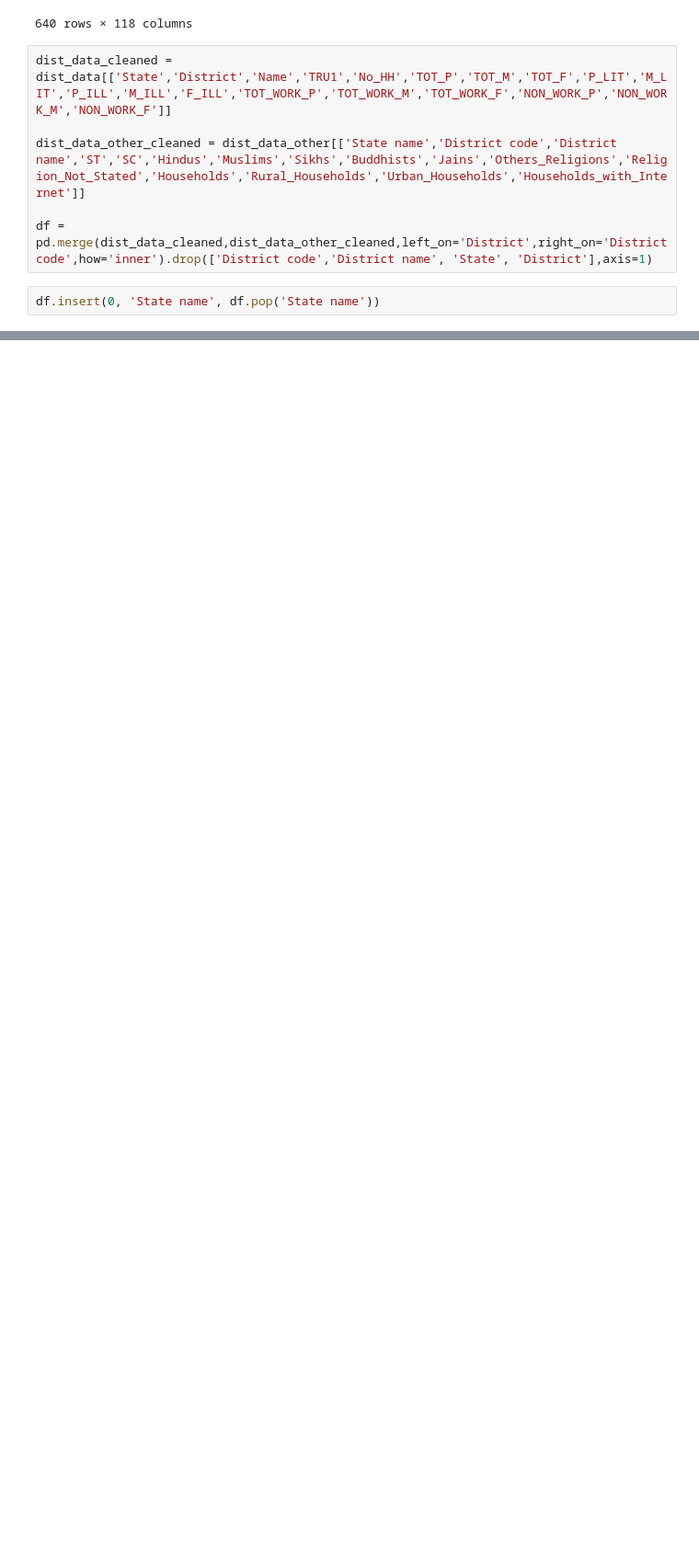
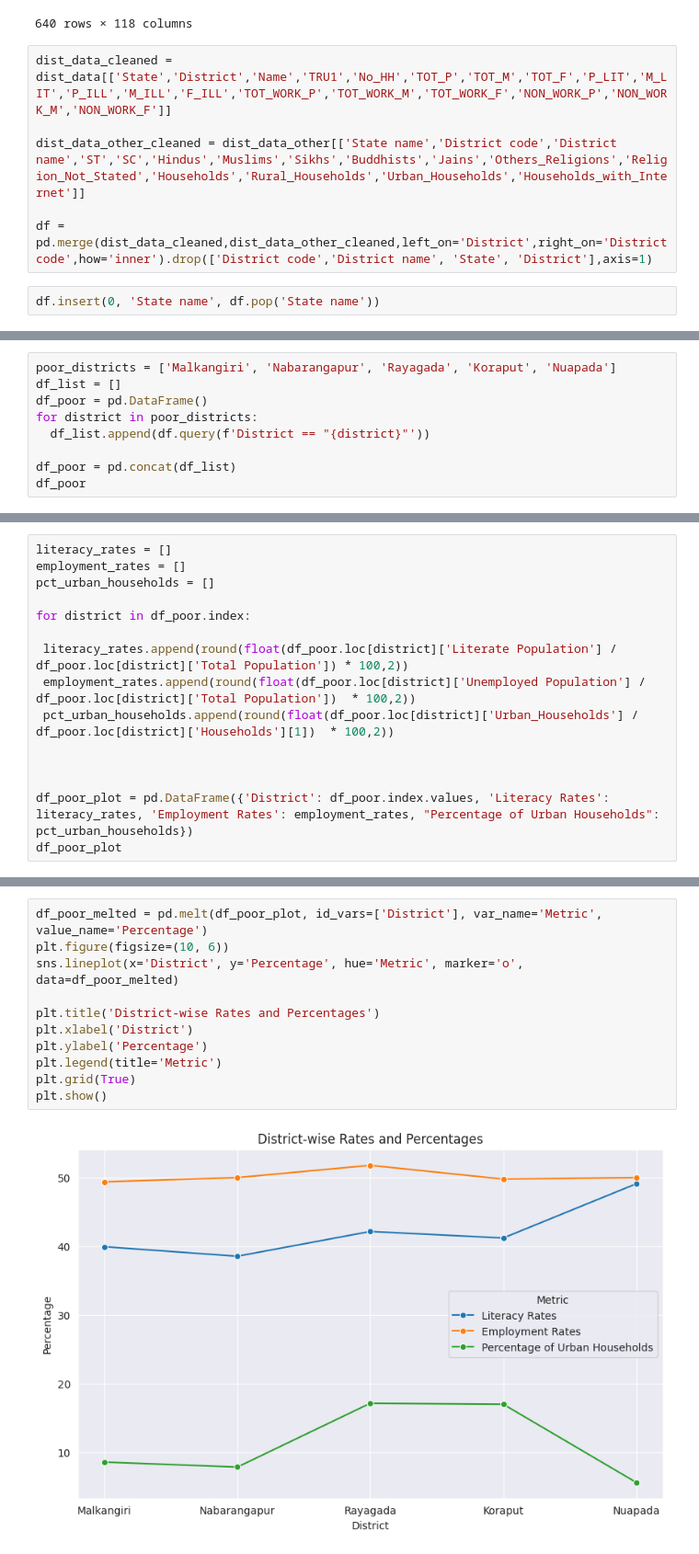
Before and after one commit to tam0w/poverty_data, a Jupyter notebook: eda.ipynb, the cells around one changed output, grey strips where cells are left out. Shown at 92% size. Cells and saved outputs as stored; diff of their text form; blank space fills up the shorter version.

Commit message:
graph

```diff
--- a/eda.ipynb
+++ b/eda.ipynb
@@ -118,0 +130,9 @@ df
+# %%
+poor_districts = ['Malkangiri', 'Nabarangapur', 'Rayagada', 'Koraput', 'Nuapada']
+df_list = []
+df_poor = pd.DataFrame()
+for district in poor_districts:
+  df_list.append(df.query(f'District == "{district}"'))
+
+df_poor = pd.concat(df_list)
+df_poor
@@ -118,0 +146,15 @@ df
+# %%
+literacy_rates = []
+employment_rates = []
+pct_urban_households = []
+
+for district in df_poor.index:
+
+ literacy_rates.append(round(float(df_poor.loc[district]['Literate Population'] / df_poor.loc[district]['Total Population']) * 100,2))
+ employment_rates.append(round(float(df_poor.loc[district]['Unemployed Population'] / df_poor.loc[district]['Total Population'])  * 100,2))
+ pct_urban_households.append(round(float(df_poor.loc[district]['Urban_Households'] / df_poor.loc[district]['Households'][1])  * 100,2))
+
+
+
+df_poor_plot = pd.DataFrame({'District': df_poor.index.values, 'Literacy Rates': literacy_rates, 'Employment Rates': employment_rates, "Percentage of Urban Households": pct_urban_households})
+df_poor_plot
@@ -118,0 +168,13 @@ df
+# %%
+df_poor_melted = pd.melt(df_poor_plot, id_vars=['District'], var_name='Metric', value_name='Percentage')
+plt.figure(figsize=(10, 6))
+sns.lineplot(x='District', y='Percentage', hue='Metric', marker='o', data=df_poor_melted)
+
+plt.title('District-wise Rates and Percentages')
+plt.xlabel('District')
+plt.ylabel('Percentage')
+plt.legend(title='Metric')
+plt.grid(True)
+plt.show()
+# %% [output]
+[figure, added]
```
Also changed, not shown: parts of 7 cells of this notebook.
